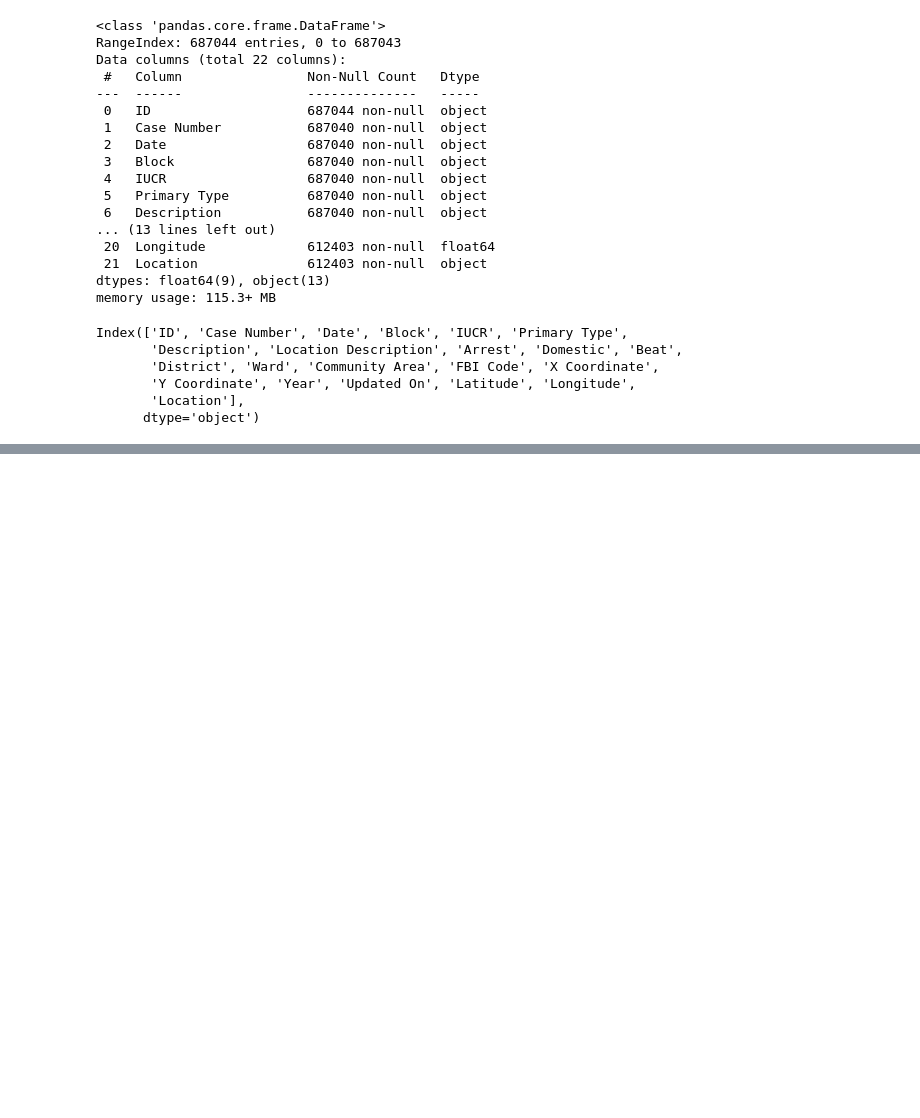
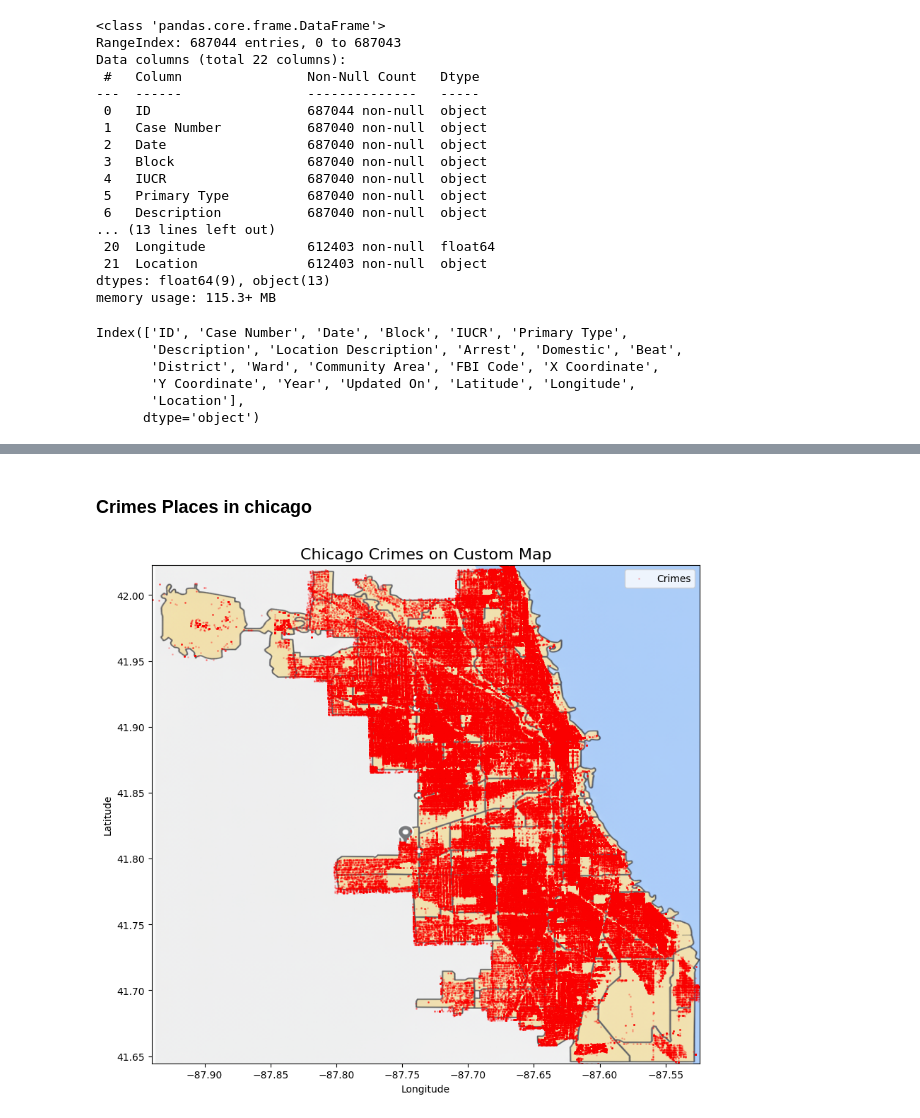
Before and after one commit to khalidkhankakar/EDA-projects-for-Machine-Learning, a Jupyter notebook: Chicago Crimes/main.ipynb, the cells around one changed output, grey strips where cells are left out. Drawn from its saved outputs; the diff is of its cells as text; code cells hidden in the pictures; blank space fills up the shorter version.

```diff
--- a/Chicago Crimes/main.ipynb
+++ b/Chicago Crimes/main.ipynb
@@ -52,0 +73,38 @@ Index(['ID', 'Case Number', 'Date', 'Block', 'IUCR', 'Primary Type',
+# %% [markdown]
+### Crimes Places in chicago
+# %%
+df = df[df['Latitude'] != df['Latitude'].min()]
+# %%
+import pandas as pd
+import matplotlib.pyplot as plt
+import matplotlib.image as mpimg
+
+# Load crime data
+
+# Load background map image
+img = mpimg.imread("map.png")
+
+# Define Chicago bounding box (adjust if your map image is cropped differently)
+min_lon, max_lon = -87.94011, -87.52414
+min_lat, max_lat = 41.64454, 42.02304
+
+# Plot
+fig, ax = plt.subplots(figsize=(10, 10))
+
+# Show background image
+ax.imshow(img, extent=[min_lon, max_lon, min_lat, max_lat])
+
+# Overlay crime locations (sample to avoid clutter)
+ax.scatter(
+    df["Longitude"],
+    df["Latitude"],
+    c="red", s=1, alpha=0.2, label="Crimes"
+)
+
+ax.set_title("Chicago Crimes on Custom Map", fontsize=16)
+ax.set_xlabel("Longitude")
+ax.set_ylabel("Latitude")
+ax.legend()
+plt.show()
+# %% [output]
+[figure, added]
```
Also changed, not shown: parts of 6 cells of this notebook, 1 other file.
